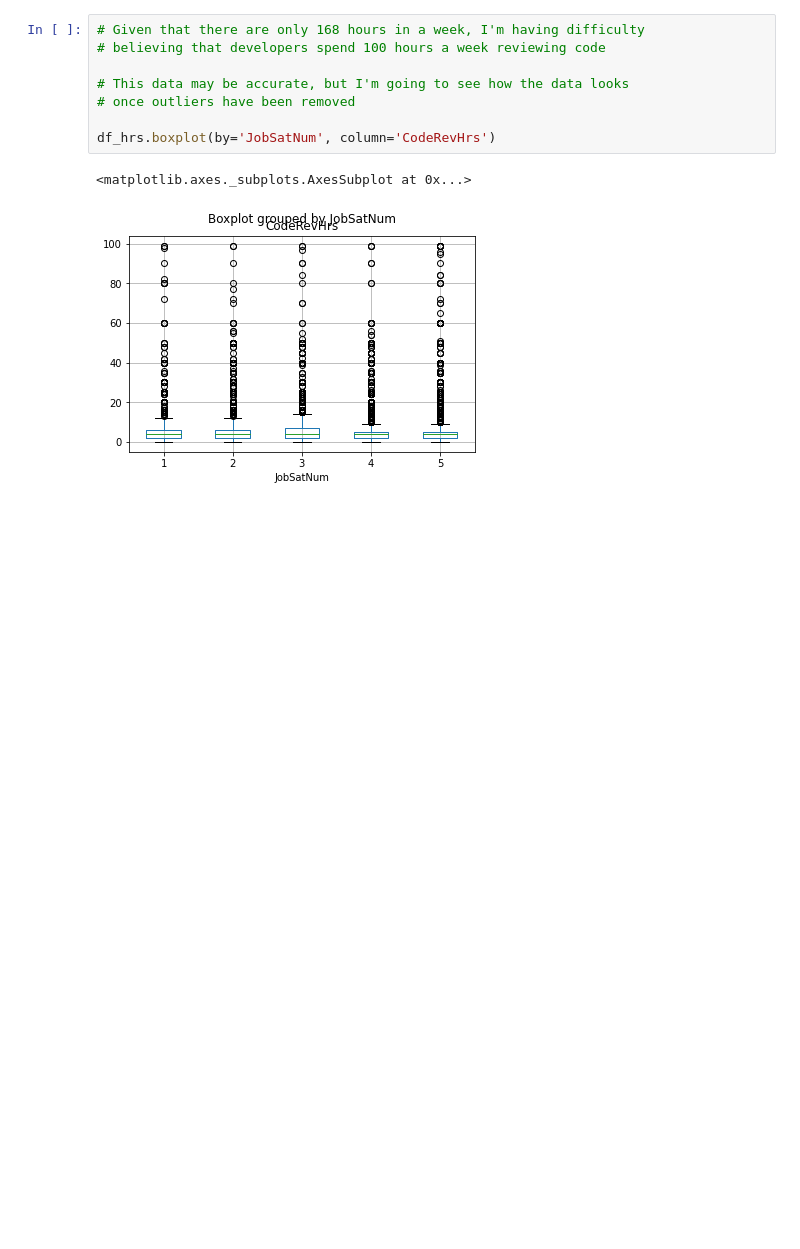
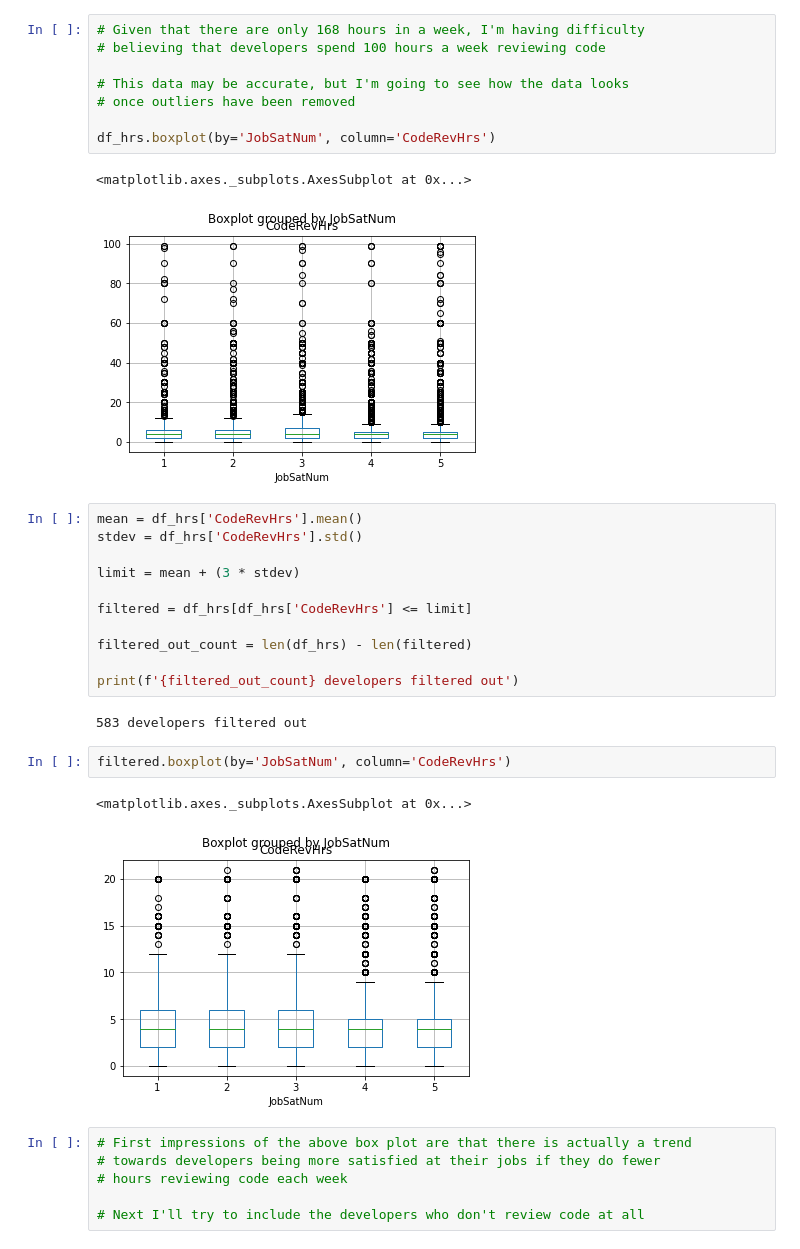
Before and after one commit to jamsidedown/data_science_blog_post_udacity, a Jupyter notebook: src/code_review_job_satisfaction.ipynb, the cells around one changed output. Saved outputs shown, nothing was run; the diff lists cells and outputs as text; blank space fills up the shorter version.

Commit message:
Finished initial analysis of time spent reviewing code against job satisfaction

```diff
--- a/src/code_review_job_satisfaction.ipynb
+++ b/src/code_review_job_satisfaction.ipynb
@@ -119,3 +120,27 @@ df_hrs.boxplot(by='JobSatNum', column='CodeRevHrs')
 # %% [output]
 <matplotlib.axes._subplots.AxesSubplot at 0x...>
 [figure]
+# %%
+mean = df_hrs['CodeRevHrs'].mean()
+stdev = df_hrs['CodeRevHrs'].std()
+
+limit = mean + (3 * stdev)
+
+filtered = df_hrs[df_hrs['CodeRevHrs'] <= limit]
+
+filtered_out_count = len(df_hrs) - len(filtered)
+
+print(f'{filtered_out_count} developers filtered out')
+# %% [output]
+583 developers filtered out
+# %%
+filtered.boxplot(by='JobSatNum', column='CodeRevHrs')
+# %% [output]
+<matplotlib.axes._subplots.AxesSubplot at 0x...>
+[figure, added]
+# %%
+# First impressions of the above box plot are that there is actually a trend
+# towards developers being more satisfied at their jobs if they do fewer
+# hours reviewing code each week
+
+# Next I'll try to include the developers who don't review code at all
```
Also changed, not shown: parts of 3 cells of this notebook.
